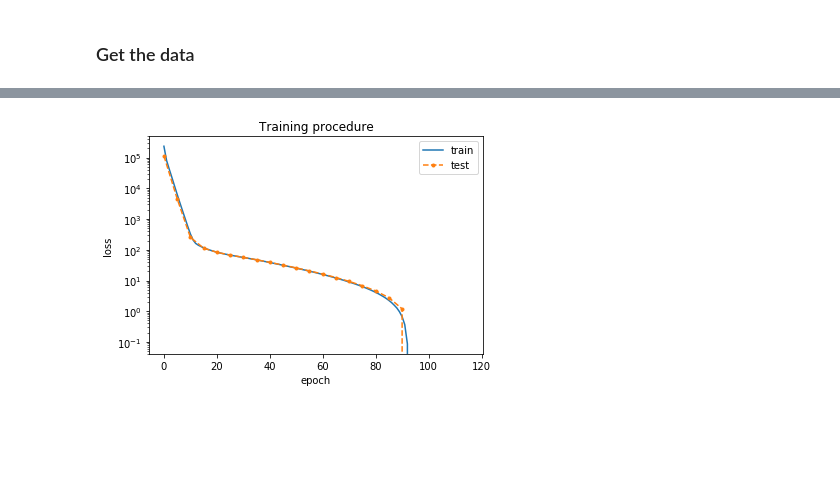
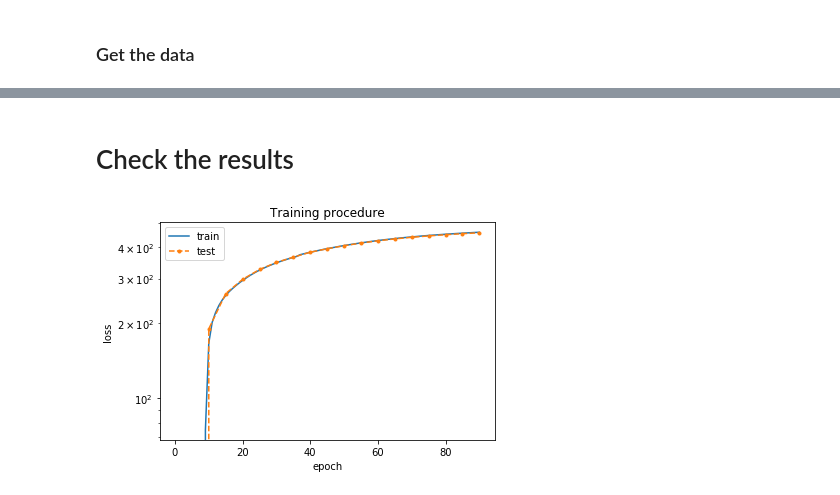
Before and after one commit to dalessioluca/Clustering, a Jupyter notebook: VAE_no_latent_structure.ipynb, the cells around one changed output, grey strips where cells are left out. Drawn from its saved outputs; the diff is of its cells as text; code cells hidden in the pictures; blank space fills up the shorter version.

```diff
--- a/VAE_no_latent_structure.ipynb
+++ b/VAE_no_latent_structure.ipynb
@@ -207,11 +174,18 @@ for epoch in range(10,NUM_EPOCHS):
+# %% [markdown]
+# Check the results
+# %%
+write_dir  = '/Users/ldalessi/clustering/ARCHIVE/'
+load_model(vae,write_dir,"vae_no_structure_v1_125")
+loss_train_history=load_obj(write_dir,"loss_train_no_structure_v1_125")
+loss_test_history=load_obj(write_dir,"loss_test_no_structure_v1_125")
 # %%
-plt.plot(np.arange(0, len(loss_train_history)), np.array(loss_train_history))
-plt.plot(np.arange(0, len(loss_train_history), TEST_FREQUENCY), np.array(loss_test_history), '.--')
+plt.plot(np.arange(0, len(loss_train_history)), -1*np.array(loss_train_history))
+plt.plot(np.arange(0, len(loss_train_history), TEST_FREQUENCY), -1*np.array(loss_test_history), '.--')
 plt.xlabel('epoch')
 plt.ylabel('loss')
 plt.yscale('log')
 plt.title('Training procedure')
 plt.legend(['train', 'test'])
 plt.show()
 # %% [output]
-[figure, old version]
+[figure, new version]
```
Also changed, not shown: parts of 18 cells of this notebook, 3 other files.
